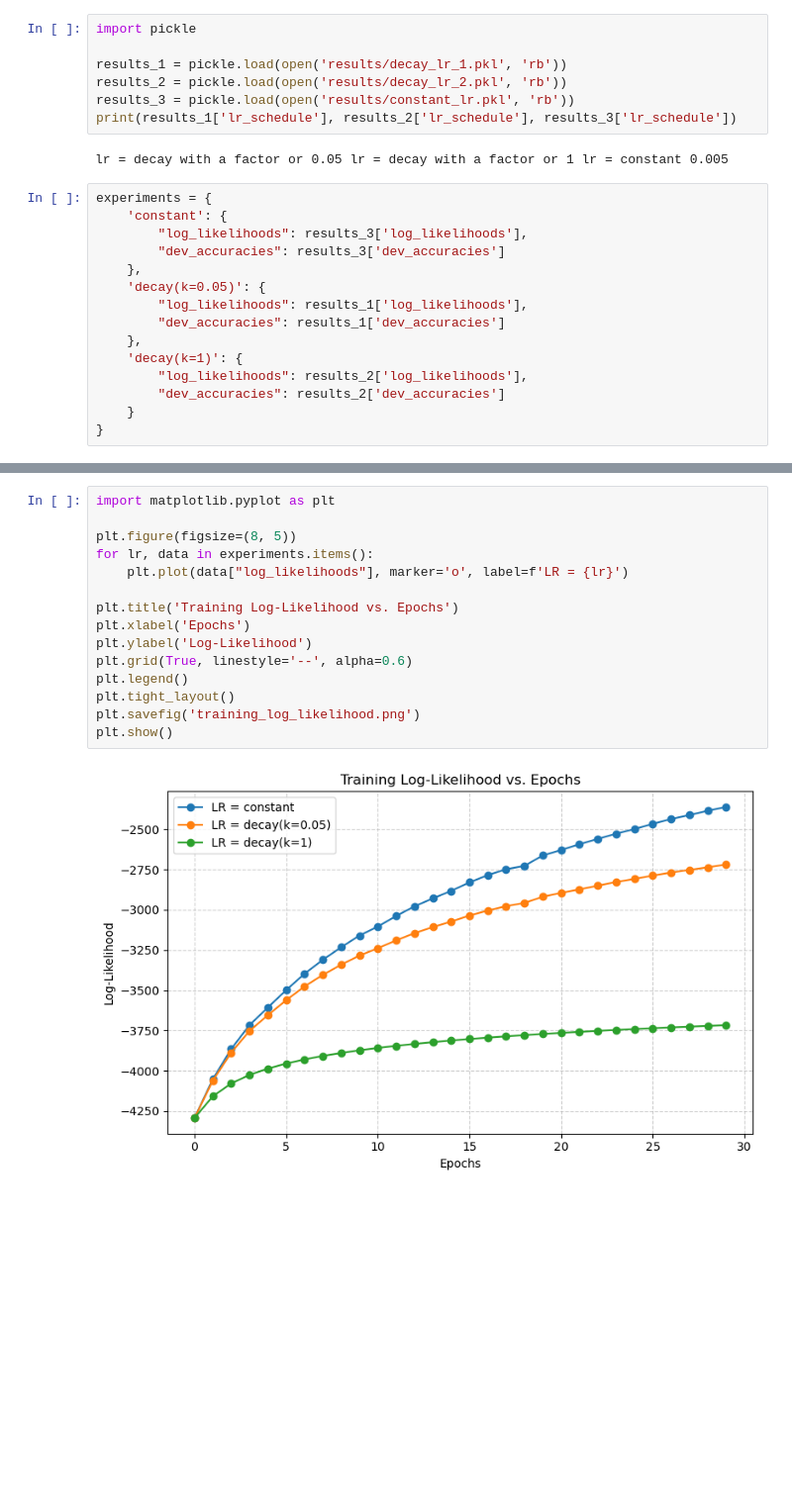
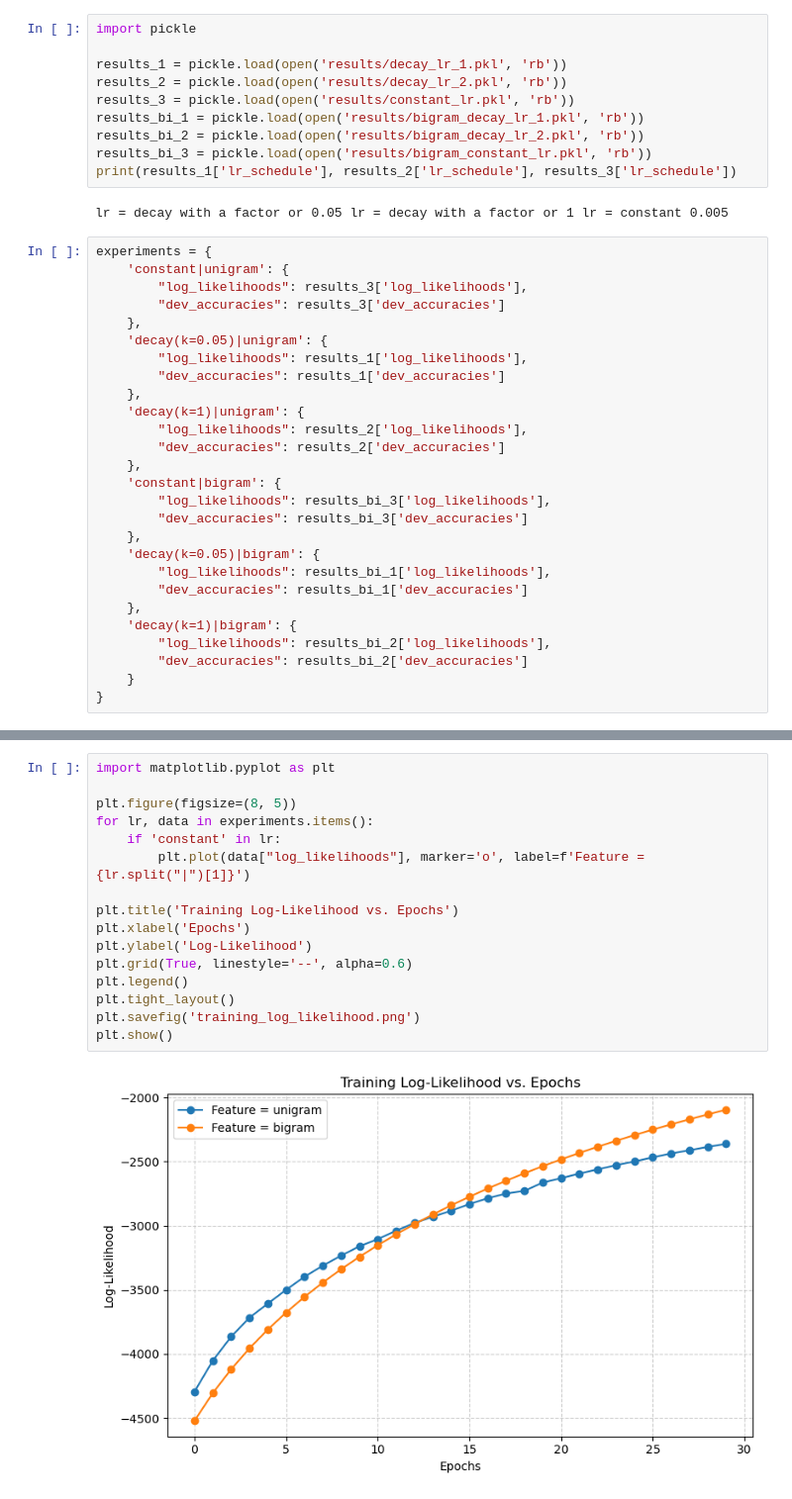
Before and after one commit to Anubhav3084/DS-GA-1011-NLP, a Jupyter notebook: assignment_1/debug.ipynb, the cells around one changed output, grey strips where cells are left out. Shown at 99% size. Drawn from its saved outputs; the diff is of its cells as text; blank space fills up the shorter version.

```diff
--- a/assignment_1/debug.ipynb
+++ b/assignment_1/debug.ipynb
@@ -90,21 +121,36 @@ import pickle
 results_1 = pickle.load(open('results/decay_lr_1.pkl', 'rb'))
 results_2 = pickle.load(open('results/decay_lr_2.pkl', 'rb'))
 results_3 = pickle.load(open('results/constant_lr.pkl', 'rb'))
+results_bi_1 = pickle.load(open('results/bigram_decay_lr_1.pkl', 'rb'))
+results_bi_2 = pickle.load(open('results/bigram_decay_lr_2.pkl', 'rb'))
+results_bi_3 = pickle.load(open('results/bigram_constant_lr.pkl', 'rb'))
 print(results_1['lr_schedule'], results_2['lr_schedule'], results_3['lr_schedule'])
 # %% [output]
 lr = decay with a factor or 0.05 lr = decay with a factor or 1 lr = constant 0.005
 # %%
 experiments = {
-    'constant': {
+    'constant|unigram': {
         "log_likelihoods": results_3['log_likelihoods'],
         "dev_accuracies": results_3['dev_accuracies']
     },
-    'decay(k=0.05)': {
+    'decay(k=0.05)|unigram': {
         "log_likelihoods": results_1['log_likelihoods'],
         "dev_accuracies": results_1['dev_accuracies']
     },
-    'decay(k=1)': {
+    'decay(k=1)|unigram': {
         "log_likelihoods": results_2['log_likelihoods'],
         "dev_accuracies": results_2['dev_accuracies']
+    },
+    'constant|bigram': {
+        "log_likelihoods": results_bi_3['log_likelihoods'],
+        "dev_accuracies": results_bi_3['dev_accuracies']
+    },
+    'decay(k=0.05)|bigram': {
+        "log_likelihoods": results_bi_1['log_likelihoods'],
+        "dev_accuracies": results_bi_1['dev_accuracies']
+    },
+    'decay(k=1)|bigram': {
+        "log_likelihoods": results_bi_2['log_likelihoods'],
+        "dev_accuracies": results_bi_2['dev_accuracies']
     }
 }
@@ -118,18 +172,19 @@ decay(k=1) {'log_likelihoods': [np.float64(-4293.193218755796), np.float64(-4158
 # %%
 import matplotlib.pyplot as plt
 
 plt.figure(figsize=(8, 5))
 for lr, data in experiments.items():
-    plt.plot(data["log_likelihoods"], marker='o', label=f'LR = {lr}')
+    if 'constant' in lr:
+        plt.plot(data["log_likelihoods"], marker='o', label=f'Feature = {lr.split("|")[1]}')
 
 plt.title('Training Log-Likelihood vs. Epochs')
 plt.xlabel('Epochs')
 plt.ylabel('Log-Likelihood')
 plt.grid(True, linestyle='--', alpha=0.6)
 plt.legend()
 plt.tight_layout()
 plt.savefig('training_log_likelihood.png')
 plt.show()
 # %% [output]
-[figure, old version]
+[figure, new version]
 # %%
```
Also changed, not shown: parts of 11 cells of this notebook, 9 other files.
